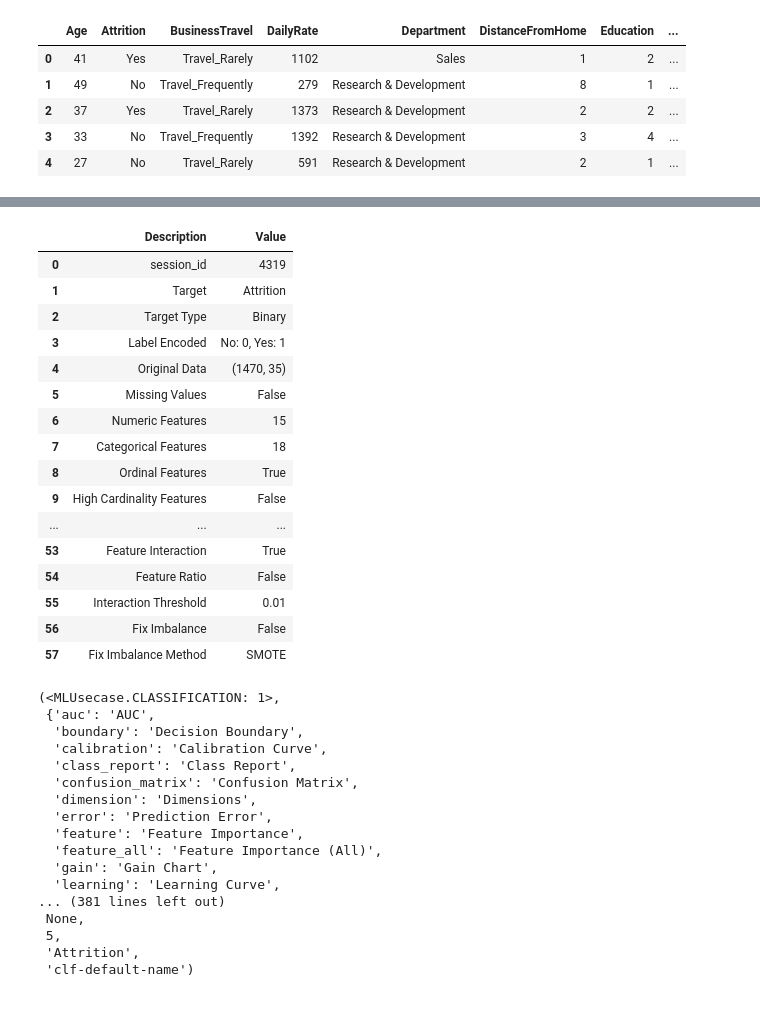
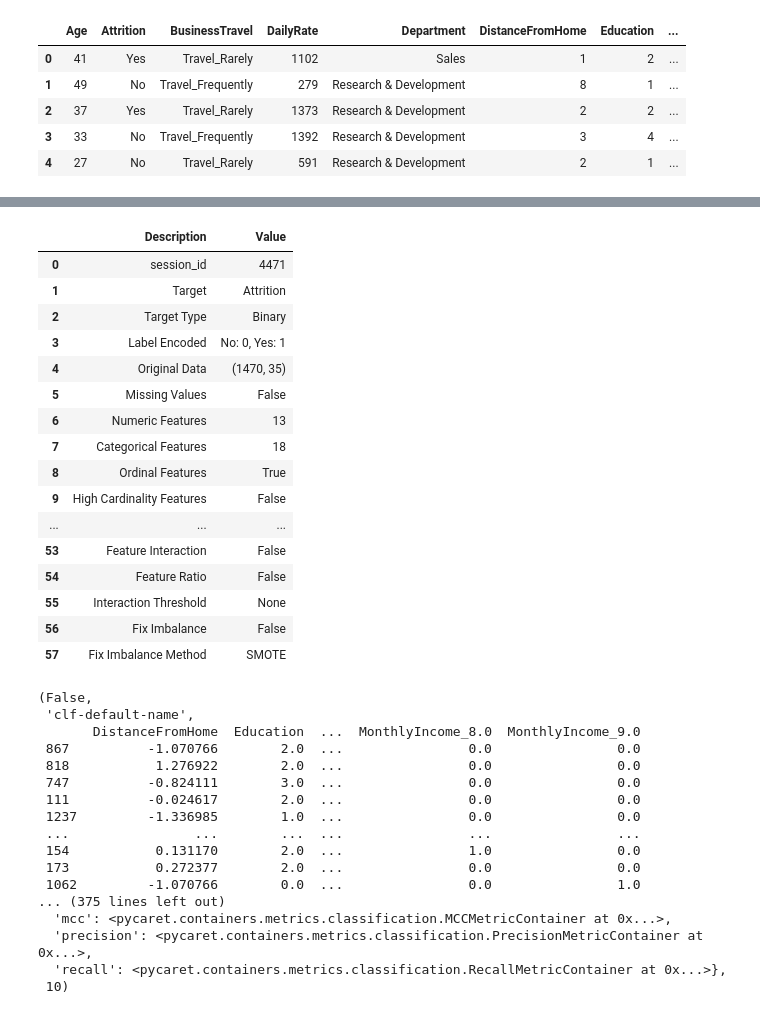
Before and after one commit to Oufattole/HR-Attrition, a Jupyter notebook: Predicting_employee_attrition.ipynb, the cells around one changed output, grey strips where cells are left out. Drawn from its saved outputs; the diff is of its cells as text; code cells hidden in the pictures.

```diff
--- a/Predicting_employee_attrition.ipynb
+++ b/Predicting_employee_attrition.ipynb
@@ -31,10 +62,10 @@ Linear Discriminant Analysis training set score: 0.502
 # %%
 target = "Attrition"
 
-cont_feats = ["DistanceFromHome", "EmployeeCount", "HourlyRate",
+cont_feats = ["DistanceFromHome", "HourlyRate",
               "MonthlyRate", "NumCompaniesWorked", "PercentSalaryHike",
-              "StandardHours", "TotalWorkingYears", "YearsAtCompany", "YearsSinceLastPromotion",
-              "YearsWithCurrManager", "TrainingTimesLastYear"]
+              "TotalWorkingYears", "YearsAtCompany",
+              "YearsWithCurrManager", "TrainingTimesLastYear", "YearsSinceLastPromotion"]
 
 bin_feats = ["Age", "DailyRate", "MonthlyIncome"]
 
@@ -51,56 +82,53 @@ cat_feats = ["BusinessTravel", "Department", "EducationField", "JobRole",
              "Gender", "JobLevel", "JobRole", "Over18",
              "MaritalStatus", "OverTime", "WorkLifeBalance"]
 
-ignore = ["EmployeeNumber"]
+ignore = ["EmployeeNumber", "StandardHours", "EmployeeCount"]
 # %%
 setup(hr_data, target = target,
       train_size = 0.7, transformation = True,
       bin_numeric_features = bin_feats,
       numeric_features = cont_feats,
       categorical_features = cat_feats,
       ordinal_features = ord_feats,
-      feature_selection = True,
-      feature_interaction = True,
       ignore_features = ignore,
       normalize = True,
       normalize_method = "robust",
-      combine_rare_levels = True,
       silent = True)
 # %% [output]
 |  | Description | Value |
-| 0 | session_id | 4319 |
+| 0 | session_id | 4471 |
 | 1 | Target | Attrition |
 | 2 | Target Type | Binary |
 | 3 | Label Encoded | No: 0, Yes: 1 |
 | 4 | Original Data | (1470, 35) |
 | 5 | Missing Values | False |
-| 6 | Numeric Features | 15 |
+| 6 | Numeric Features | 13 |
 | 7 | Categorical Features | 18 |
 | 8 | Ordinal Features | True |
 | 9 | High Cardinality Features | False |
 | ... | ... | ... |
-| 53 | Feature Interaction | True |
+| 53 | Feature Interaction | False |
 | 54 | Feature Ratio | False |
-| 55 | Interaction Threshold | 0.01 |
+| 55 | Interaction Threshold | None |
 | 56 | Fix Imbalance | False |
 | 57 | Fix Imbalance Method | SMOTE |
-(<MLUsecase.CLASSIFICATION: 1>,
- {'auc': 'AUC',
-  'boundary': 'Decision Boundary',
-  'calibration': 'Calibration Curve',
-  'class_report': 'Class Report',
-  'confusion_matrix': 'Confusion Matrix',
-  'dimension': 'Dimensions',
-  'error': 'Prediction Error',
-  'feature': 'Feature Importance',
-  'feature_all': 'Feature Importance (All)',
-  'gain': 'Gain Chart',
-  'learning': 'Learning Curve',
-... (381 lines left out)
- None,
- 5,
- 'Attrition',
- 'clf-default-name')
+(False,
+ 'clf-default-name',
+       DistanceFromHome  Education  ...  MonthlyIncome_8.0  MonthlyIncome_9.0
+ 867          -1.070766        2.0  ...                0.0                0.0
+ 818           1.276922        2.0  ...                0.0                0.0
+ 747          -0.824111        3.0  ...                0.0                0.0
+ 111          -0.024617        2.0  ...                0.0                0.0
+ 1237         -1.336985        1.0  ...                0.0                0.0
+ ...                ...        ...  ...                ...                ...
+ 154           0.131170        2.0  ...                1.0                0.0
+ 173           0.272377        2.0  ...                0.0                0.0
+ 1062         -1.070766        0.0  ...                0.0                1.0
+... (375 lines left out)
+  'mcc': <pycaret.containers.metrics.classification.MCCMetricContainer at 0x...>,
+  'precision': <pycaret.containers.metrics.classification.PrecisionMetricContainer at 0x...>,
+  'recall': <pycaret.containers.metrics.classification.RecallMetricContainer at 0x...>},
+ 10)
 # %%
 compare_models(sort = "AUC")
 # %% [output]
```
Also changed, not shown: parts of 11 cells of this notebook.
